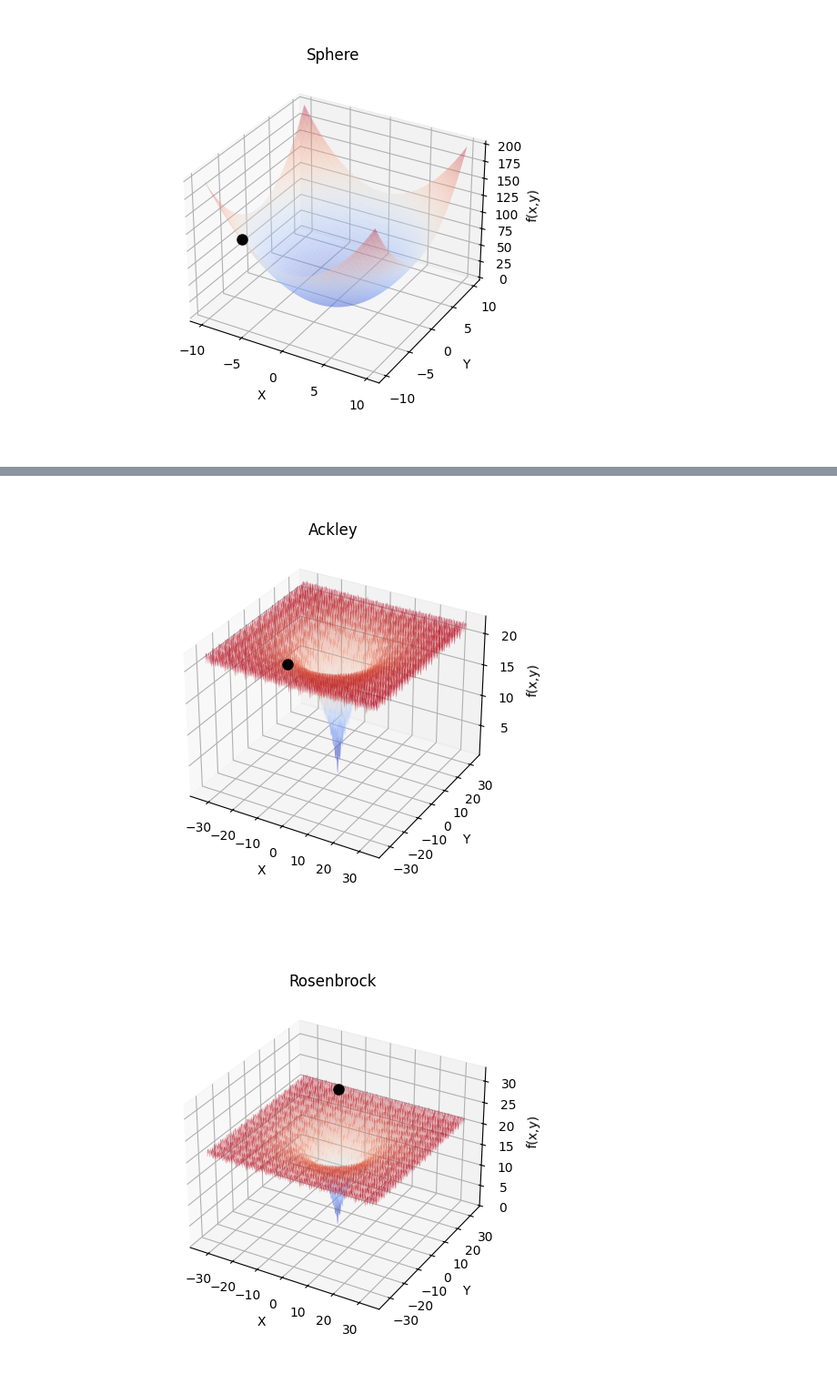
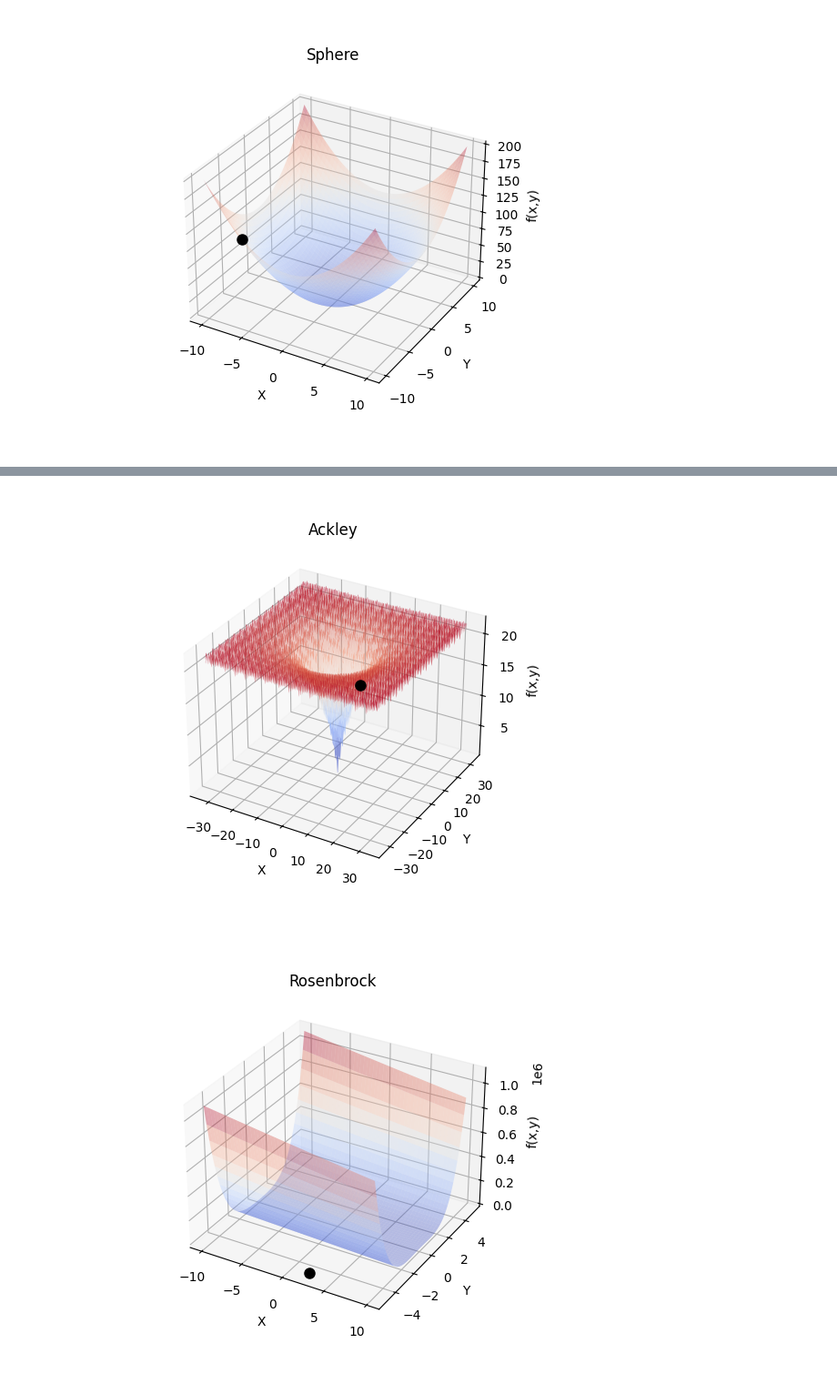
Before and after one commit to dopeoffx/simulated_annealing, a Jupyter notebook: simulated_annealing.ipynb, the cells around one changed output, grey strips where cells are left out. Shown at 91% size. Drawn from its saved outputs; the diff is of its cells as text; code cells hidden in the pictures.

```diff
--- a/simulated_annealing.ipynb
+++ b/simulated_annealing.ipynb
@@ -269,28 +224,28 @@ Z = Z.reshape(len(y), len(x))
 
 X, Y = np.meshgrid(x, y)
 
-best, history = simulated_annealing(f_ackley.ackley, 2, -32.768, 32.768, 100, 0.3, 0.99, sigma=1)
+best, history = simulated_annealing(f_ackley.ackley, 2, -32.768, 32.768, 100, 0.3, 0.99, sigma=1.6)
 ani = animation(X, Y, Z, f_ackley.name, history, repeat=False, interval_ms=50)
 # %% [output]
-[figure, old version]
+[figure, new version]
 # %%
 f_rosenbrock =  Function("Rosenbrock")
 
 #x = np.linspace(-2.048, 2.048, 500)
 #y = np.linspace(-2.048, 2.048, 500)
 
 x = np.linspace(-10, 10, 500)
 y = np.linspace(-5, 5, 500)
 
 points = np.array([[i, j] for i in x for j in y])
 
 Z_rosenbrock = np.array([f_rosenbrock.rosenbrock(p) for p in points])
 
 Z_rosenbrock = Z_rosenbrock.reshape(len(y), len(x))
 
 X_rosenbrock, Y_rosenbrock = np.meshgrid(x, y)
 
-best, history = simulated_annealing(f_rosenbrock.rosenbrock, 2, -5.12, 5.12, 100, 0.3, 0.99, sigma=0.2)
-ani = animation(X, Y, Z, f_rosenbrock.name, history, repeat=False, interval_ms=50)
+best, history = simulated_annealing(f_rosenbrock.rosenbrock, 2, -10, 10, 100, 0.3, 0.99, sigma=0.2)
+ani = animation(X_rosenbrock, Y_rosenbrock, Z_rosenbrock, f_rosenbrock.name, history, repeat=False, interval_ms=50)
 # %% [output]
-[figure, old version]
+[figure, new version]
```
Also changed, not shown: parts of 5 cells of this notebook.
